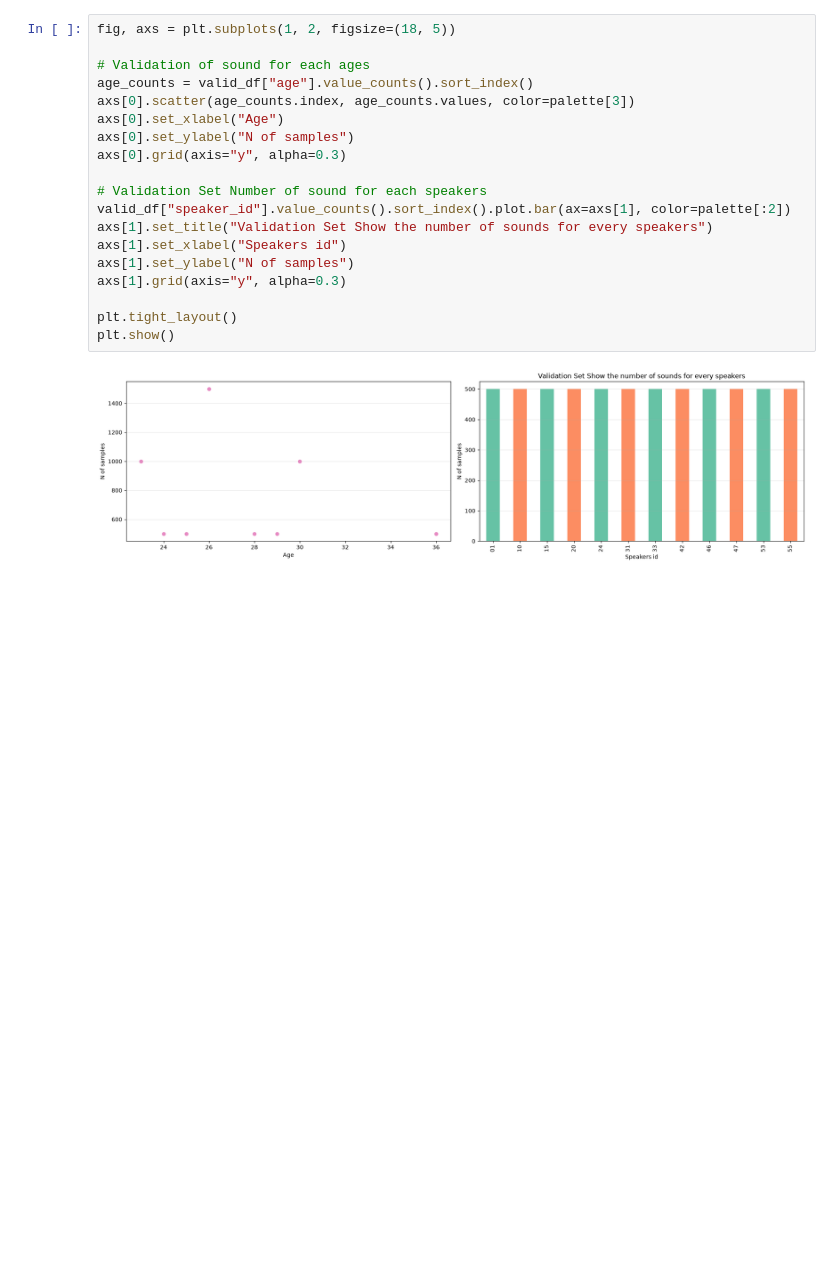
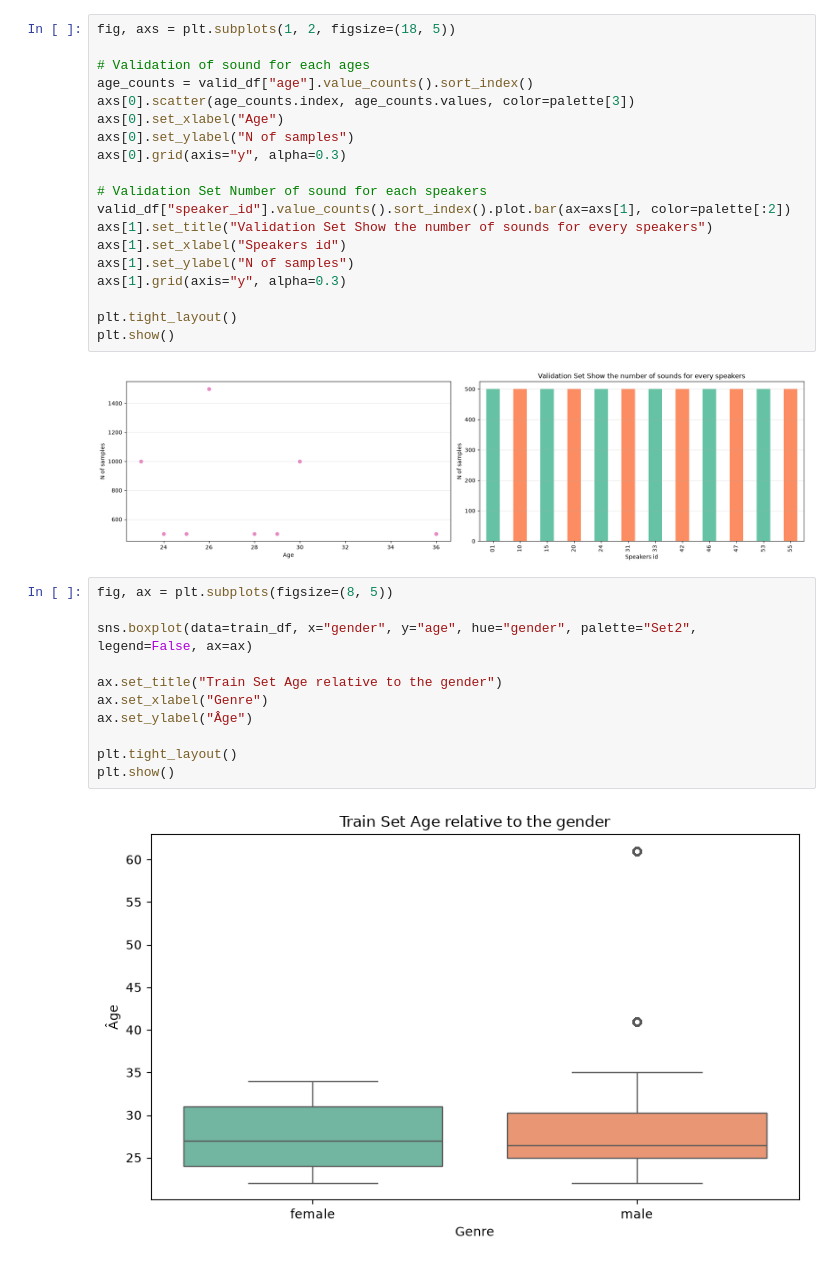
Before and after one commit to AmetsMarti/SDOML-project1, a Jupyter notebook: notebooks/00_download_dataset.ipynb, the cells around one changed output. Drawn from its saved outputs; the diff is of its cells as text; blank space fills up the shorter version.

Commit message:
feat: graph with seaborn

```diff
--- a/notebooks/00_download_dataset.ipynb
+++ b/notebooks/00_download_dataset.ipynb
@@ -151,3 +157,16 @@ plt.tight_layout()
 plt.show()
 # %% [output]
 [figure]
+# %%
+fig, ax = plt.subplots(figsize=(8, 5))
+
+sns.boxplot(data=train_df, x="gender", y="age", hue="gender", palette="Set2", legend=False, ax=ax)
+
+ax.set_title("Train Set Age relative to the gender")
+ax.set_xlabel("Genre")
+ax.set_ylabel("Âge")
+
+plt.tight_layout()
+plt.show()
+# %% [output]
+[figure, added]
```
Also changed, not shown: parts of 3 cells of this notebook, 1 other file.
